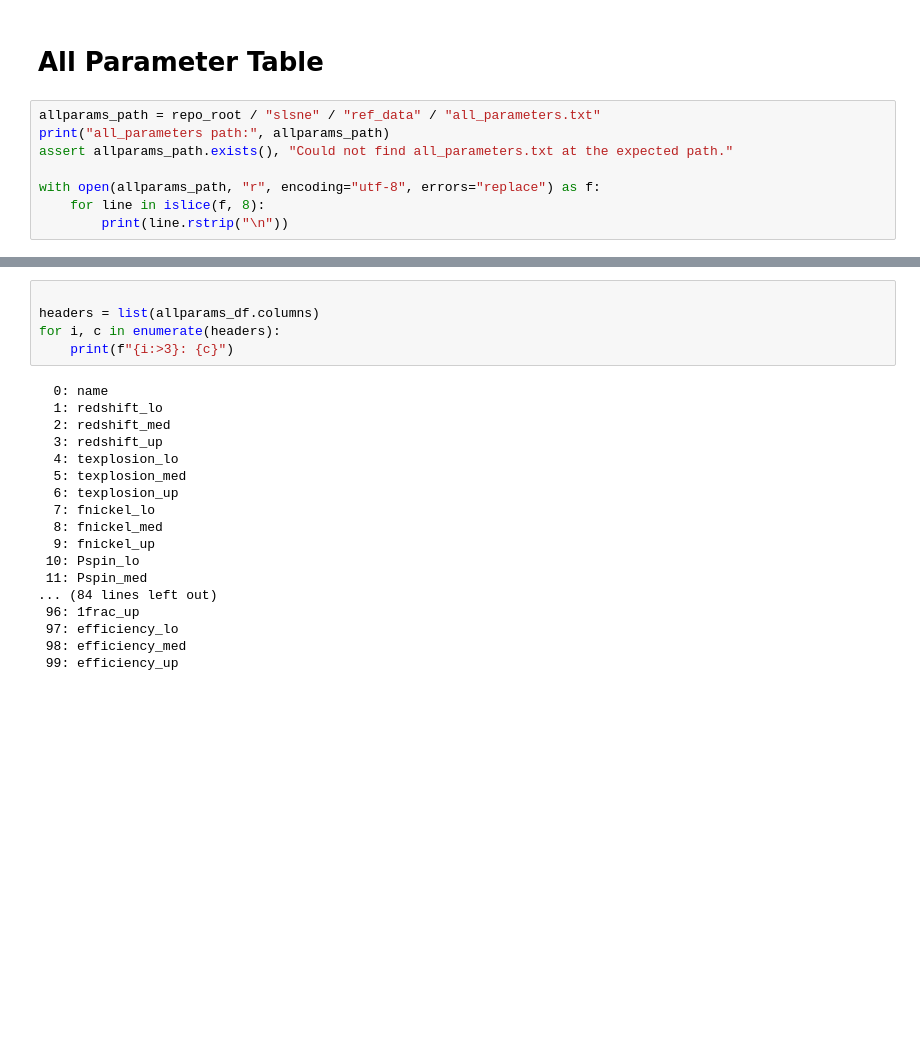
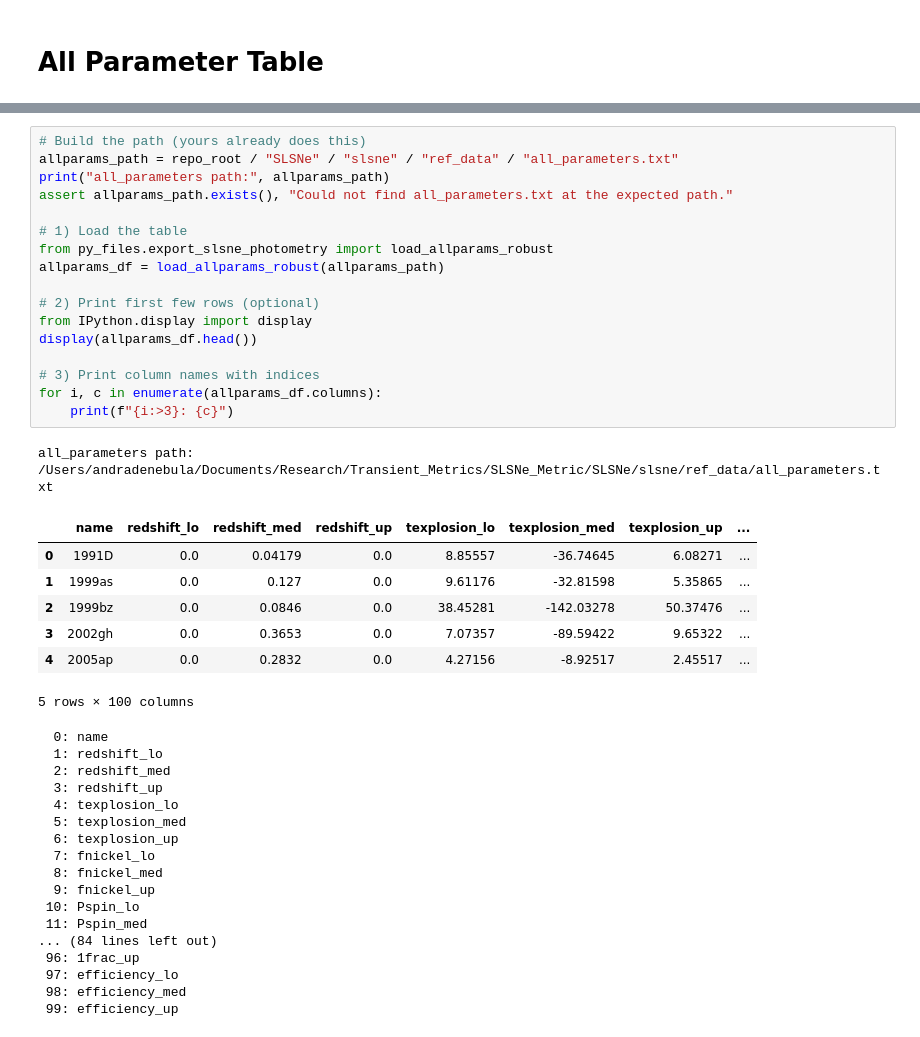
Before and after one commit to andra104/SLSNe_Metric, a Jupyter notebook: notebooks/all_run.ipynb, the cells around one changed output, grey strips where cells are left out. Saved outputs shown, nothing was run; the diff lists cells and outputs as text; blank space fills up the shorter version.

```diff
--- a/notebooks/export_notebook.ipynb
+++ b/notebooks/all_run.ipynb
@@ -172,11 +172,3 @@ Combined CSV: /Users/andradenebula/Documents/Research/Transient_Metrics/SLSNe_Me
 Combined Parquet: /Users/andradenebula/Documents/Research/Transient_Metrics/SLSNe_Metric/output/all_events/all_objects.parquet
 # %% [markdown]
 # All Parameter Table
-# %%
-allparams_path = repo_root / "slsne" / "ref_data" / "all_parameters.txt"
-print("all_parameters path:", allparams_path)
-assert allparams_path.exists(), "Could not find all_parameters.txt at the expected path."
-
-with open(allparams_path, "r", encoding="utf-8", errors="replace") as f:
-    for line in islice(f, 8):
-        print(line.rstrip("\n"))
@@ -193,24 +175,44 @@ all_parameters path: /Users/andradenebula/Documents/Research/Transient_Metrics/S
-# %%
-
-headers = list(allparams_df.columns)
-for i, c in enumerate(headers):
-    print(f"{i:>3}: {c}")
-# %% [output]
-  0: name
-  1: redshift_lo
-  2: redshift_med
-  3: redshift_up
-  4: texplosion_lo
-  5: texplosion_med
-  6: texplosion_up
-  7: fnickel_lo
-  8: fnickel_med
-  9: fnickel_up
- 10: Pspin_lo
- 11: Pspin_med
-... (84 lines left out)
- 96: 1frac_up
- 97: efficiency_lo
- 98: efficiency_med
- 99: efficiency_up
+# %%
+# Build the path (yours already does this)
+allparams_path = repo_root / "SLSNe" / "slsne" / "ref_data" / "all_parameters.txt"
+print("all_parameters path:", allparams_path)
+assert allparams_path.exists(), "Could not find all_parameters.txt at the expected path."
+
+# 1) Load the table
+from py_files.export_slsne_photometry import load_allparams_robust
+allparams_df = load_allparams_robust(allparams_path)
+
+# 2) Print first few rows (optional)
+from IPython.display import display
+display(allparams_df.head())
+
+# 3) Print column names with indices
+for i, c in enumerate(allparams_df.columns):
+    print(f"{i:>3}: {c}")
+# %% [output]
+all_parameters path: /Users/andradenebula/Documents/Research/Transient_Metrics/SLSNe_Metric/SLSNe/slsne/ref_data/all_parameters.txt
+|  | name | redshift_lo | redshift_med | redshift_up | texplosion_lo | texplosion_med | texplosion_up | ... |
+| 0 | 1991D | 0.0 | 0.04179 | 0.0 | 8.85557 | -36.74645 | 6.08271 | ... |
+| 1 | 1999as | 0.0 | 0.127 | 0.0 | 9.61176 | -32.81598 | 5.35865 | ... |
+| 2 | 1999bz | 0.0 | 0.0846 | 0.0 | 38.45281 | -142.03278 | 50.37476 | ... |
+| 3 | 2002gh | 0.0 | 0.3653 | 0.0 | 7.07357 | -89.59422 | 9.65322 | ... |
+| 4 | 2005ap | 0.0 | 0.2832 | 0.0 | 4.27156 | -8.92517 | 2.45517 | ... |
+5 rows × 100 columns
+  0: name
+  1: redshift_lo
+  2: redshift_med
+  3: redshift_up
+  4: texplosion_lo
+  5: texplosion_med
+  6: texplosion_up
+  7: fnickel_lo
+  8: fnickel_med
+  9: fnickel_up
+ 10: Pspin_lo
+ 11: Pspin_med
+... (84 lines left out)
+ 96: 1frac_up
+ 97: efficiency_lo
+ 98: efficiency_med
+ 99: efficiency_up
 # %%
```
Also changed, not shown: parts of 10 cells of this notebook, 2 other files.
